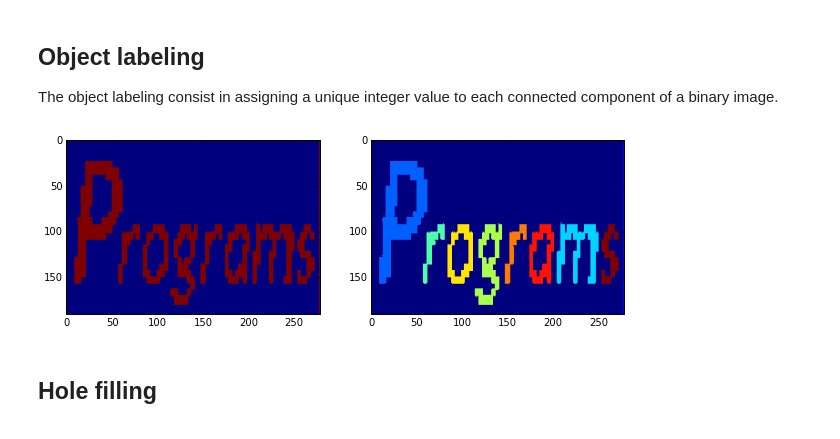
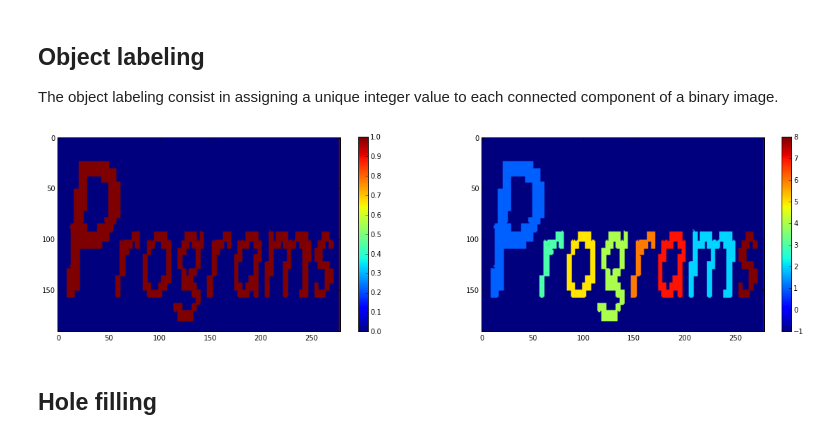
Before and after one commit to odebeir/info-h-500-501, a Jupyter notebook: 05-Morphomathematics/02-Combined operations.ipynb, the cells around one changed output. Saved outputs shown, nothing was run; the diff lists cells and outputs as text; code cells hidden in the pictures.

Commit message:
add label colorbar

```diff
--- a/05-Morphomathematics/02-Combined operations.ipynb
+++ b/05-Morphomathematics/02-Combined operations.ipynb
@@ -319,16 +319,18 @@ The object labeling consist in assigning a unique integer value to each connecte
 # %%
 from skimage.measure import label
 
 ima = imread('http://homepages.ulb.ac.be/~odebeir/data/programs.png')[:,:,0] >10
 
 lab = label(ima,background=0)
-plt.figure(figsize=[10,20])
+plt.figure(figsize=[20,5])
 plt.subplot(1,2,1)
 plt.imshow(ima)
+plt.colorbar()
 plt.subplot(1,2,2)
-plt.imshow(lab);
+plt.imshow(lab)
+plt.colorbar();
 # %% [output]
-[figure, old version]
+[figure, new version]
 # %% [markdown]
 ## Hole filling
 # %% [markdown]
```
Also changed, not shown: 1 other file.
